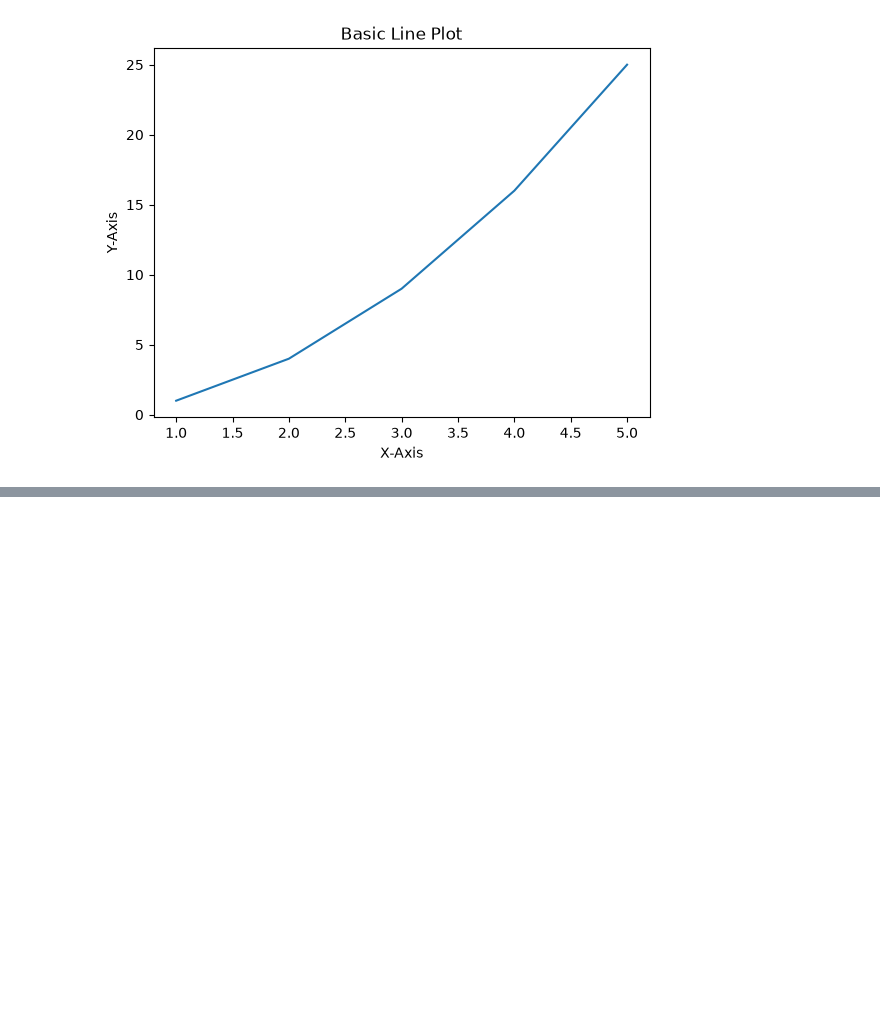
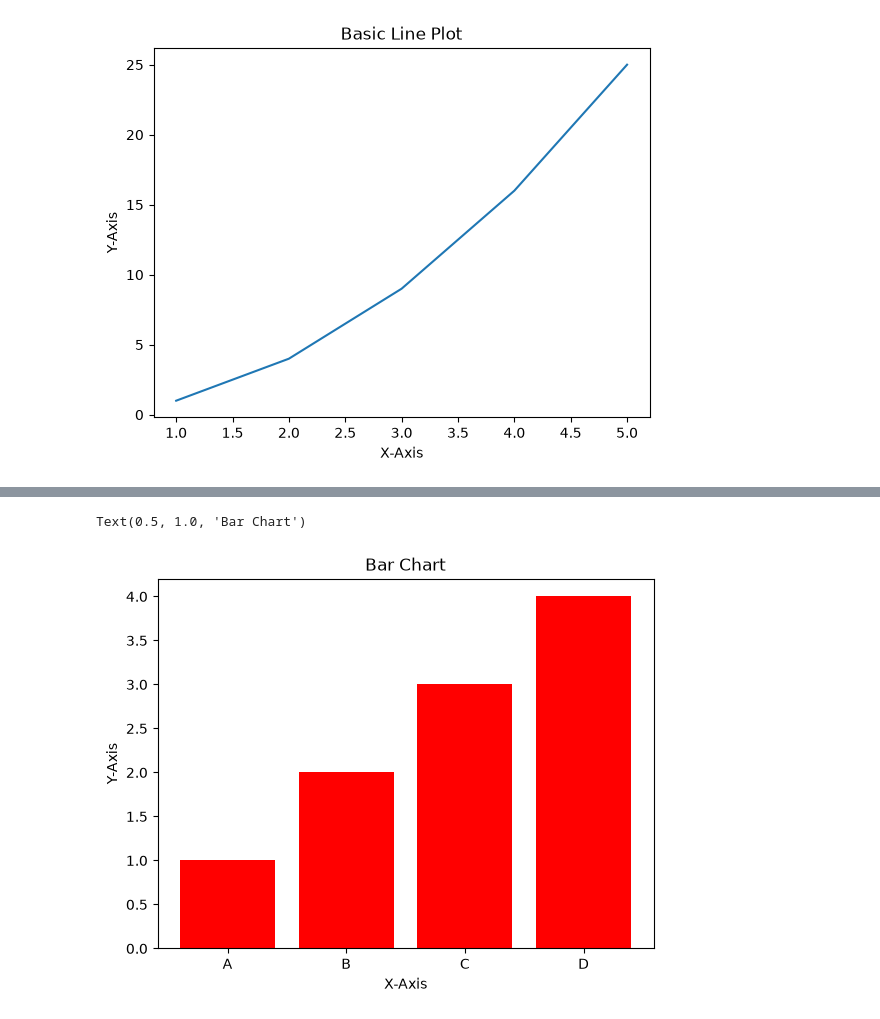
Before and after one commit to utkarshjoshi24/Machine-Learning-, a Jupyter notebook: Data Visualization/sample.ipynb, the cells around one changed output, grey strips where cells are left out. Drawn from its saved outputs; the diff is of its cells as text; code cells hidden in the pictures; blank space fills up the shorter version.

```diff
--- a/Data Visualization/sample.ipynb
+++ b/Data Visualization/sample.ipynb
@@ -38,0 +73,12 @@ plt.show()
+# %%
+### Bar chart
+
+categories = ['A', 'B', 'C', 'D']
+values = [1,2,3,4]
+plt.bar(categories,values, color= 'red')
+plt.xlabel("X-Axis")
+plt.ylabel("Y-Axis")
+plt.title("Bar Chart")
+# %% [output]
+Text(0.5, 1.0, 'Bar Chart')
+[figure, added]
```
Also changed, not shown: parts of 4 cells of this notebook.
